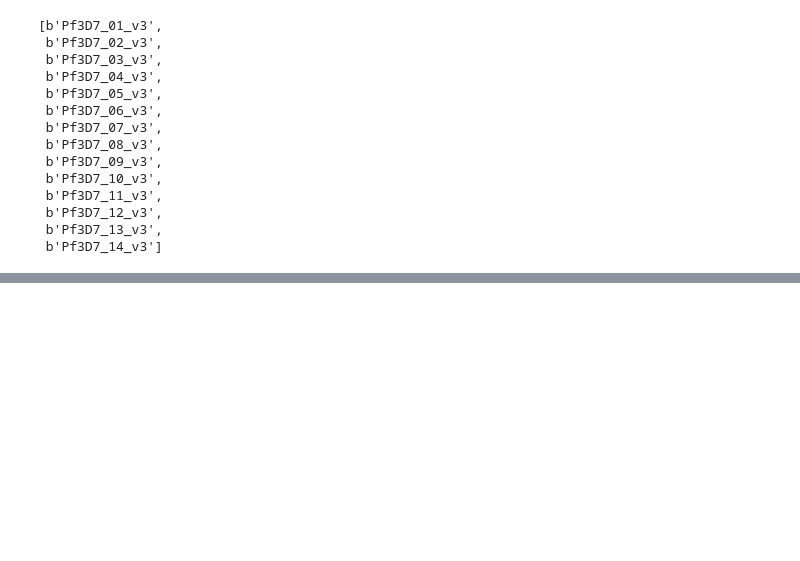
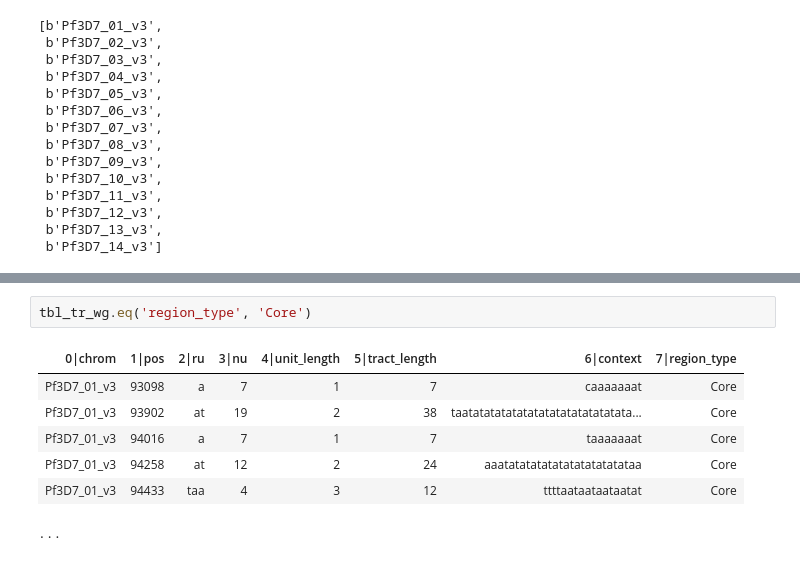
Before and after one commit to wtchg-kwiatkowski/pfx-paper-2015, a Jupyter notebook: supplementary/notebooks/indels_strs.ipynb, the cells around one changed output, grey strips where cells are left out. Drawn from its saved outputs; the diff is of its cells as text; blank space fills up the shorter version.

```diff
--- a/supplementary/notebooks/indels_strs.ipynb
+++ b/supplementary/notebooks/indels_strs.ipynb
@@ -186,0 +197,10 @@ tbl_tr_wg = etl.cat(*[tabulate_tr(str(chrom, 'ascii')) for chrom in CHROMOSOMES]
+# %%
+tbl_tr_wg.eq('region_type', 'Core')
+# %% [output]
+| 0|chrom | 1|pos | 2|ru | 3|nu | 4|unit_length | 5|tract_length | 6|context | 7|region_type |
+| Pf3D7_01_v3 | 93098 | a | 7 | 1 | 7 | caaaaaaat | Core |
+| Pf3D7_01_v3 | 93902 | at | 19 | 2 | 38 | taatatatatatatatatatatatatatatata... | Core |
+| Pf3D7_01_v3 | 94016 | a | 7 | 1 | 7 | taaaaaaat | Core |
+| Pf3D7_01_v3 | 94258 | at | 12 | 2 | 24 | aaatatatatatatatatatatatataa | Core |
+| Pf3D7_01_v3 | 94433 | taa | 4 | 3 | 12 | ttttaataataataatat | Core |
+...
```
Also changed, not shown: parts of 2 cells of this notebook.
